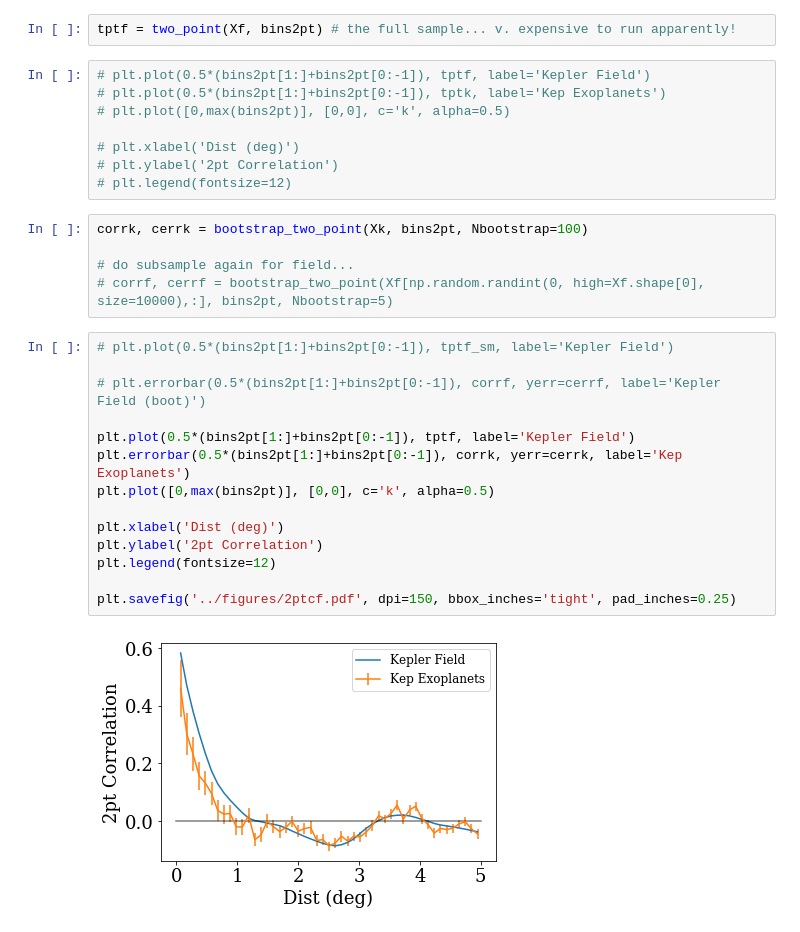
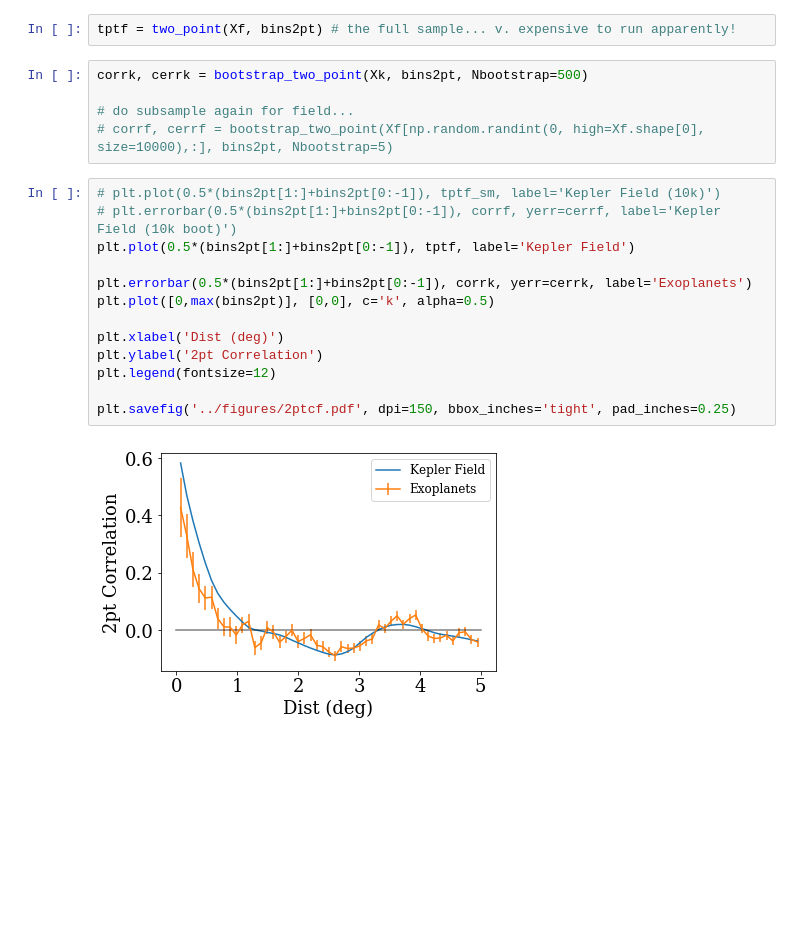
Before and after one commit to StellarCartography/survey_seti, a Jupyter notebook: code/Kepler_2pt.ipynb, the cells around one changed output. Drawn from its saved outputs; the diff is of its cells as text; blank space fills up the shorter version.

Commit message:
2 point corrl done for now

```diff
--- a/code/Kepler_2pt.ipynb
+++ b/code/Kepler_2pt.ipynb
@@ -82,31 +106,22 @@ plt.legend(fontsize=12)
 # %%
 tptf = two_point(Xf, bins2pt) # the full sample... v. expensive to run apparently!
+# %%
+corrk, cerrk = bootstrap_two_point(Xk, bins2pt, Nbootstrap=500)
+
+# do subsample again for field...
+# corrf, cerrf = bootstrap_two_point(Xf[np.random.randint(0, high=Xf.shape[0], size=10000),:], bins2pt, Nbootstrap=5)
 # %%
-# plt.plot(0.5*(bins2pt[1:]+bins2pt[0:-1]), tptf, label='Kepler Field')
-# plt.plot(0.5*(bins2pt[1:]+bins2pt[0:-1]), tptk, label='Kep Exoplanets')
-# plt.plot([0,max(bins2pt)], [0,0], c='k', alpha=0.5)
+# plt.plot(0.5*(bins2pt[1:]+bins2pt[0:-1]), tptf_sm, label='Kepler Field (10k)')
+# plt.errorbar(0.5*(bins2pt[1:]+bins2pt[0:-1]), corrf, yerr=cerrf, label='Kepler Field (10k boot)')
+plt.plot(0.5*(bins2pt[1:]+bins2pt[0:-1]), tptf, label='Kepler Field')
 
-# plt.xlabel('Dist (deg)')
-# plt.ylabel('2pt Correlation')
-# plt.legend(fontsize=12)
+plt.errorbar(0.5*(bins2pt[1:]+bins2pt[0:-1]), corrk, yerr=cerrk, label='Exoplanets')
+plt.plot([0,max(bins2pt)], [0,0], c='k', alpha=0.5)
+
+plt.xlabel('Dist (deg)')
+plt.ylabel('2pt Correlation')
+plt.legend(fontsize=12)
+
+plt.savefig('../figures/2ptcf.pdf', dpi=150, bbox_inches='tight', pad_inches=0.25)
+# %% [output]
+[figure, added]
-# %%
-corrk, cerrk = bootstrap_two_point(Xk, bins2pt, Nbootstrap=100)
-
-# do subsample again for field...
-# corrf, cerrf = bootstrap_two_point(Xf[np.random.randint(0, high=Xf.shape[0], size=10000),:], bins2pt, Nbootstrap=5)
-# %%
-# plt.plot(0.5*(bins2pt[1:]+bins2pt[0:-1]), tptf_sm, label='Kepler Field')
-
-# plt.errorbar(0.5*(bins2pt[1:]+bins2pt[0:-1]), corrf, yerr=cerrf, label='Kepler Field (boot)')
-
-plt.plot(0.5*(bins2pt[1:]+bins2pt[0:-1]), tptf, label='Kepler Field')
-plt.errorbar(0.5*(bins2pt[1:]+bins2pt[0:-1]), corrk, yerr=cerrk, label='Kep Exoplanets')
-plt.plot([0,max(bins2pt)], [0,0], c='k', alpha=0.5)
-
-plt.xlabel('Dist (deg)')
-plt.ylabel('2pt Correlation')
-plt.legend(fontsize=12)
-
-plt.savefig('../figures/2ptcf.pdf', dpi=150, bbox_inches='tight', pad_inches=0.25)
-# %% [output]
-[figure, removed]
```
Also changed, not shown: parts of 4 cells of this notebook, 1 other file.
